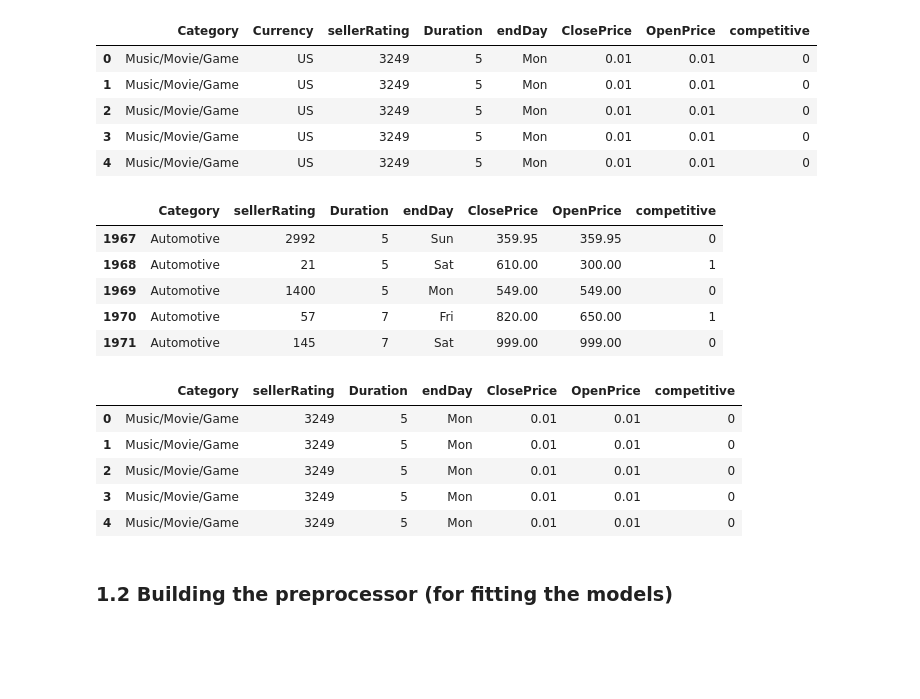
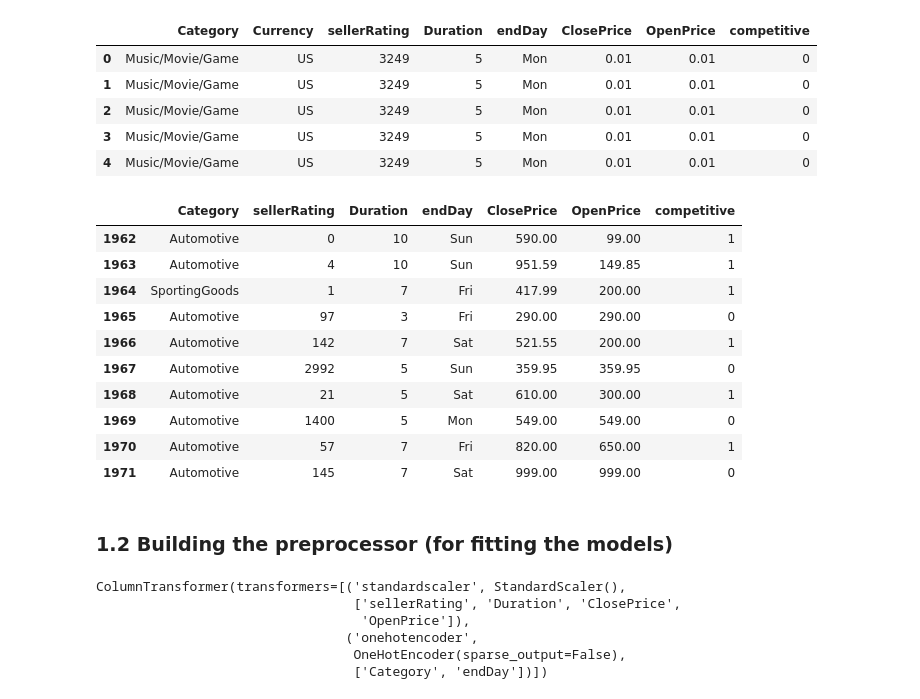
Before and after one commit to Jitao-Z/RSM8413_Case_1, a Jupyter notebook: case_1_analysis.ipynb, the cells around one changed output. Drawn from its saved outputs; the diff is of its cells as text; code cells hidden in the pictures; blank space fills up the shorter version.

```diff
--- a/case_1_analysis.ipynb
+++ b/case_1_analysis.ipynb
@@ -119,8 +122,10 @@ ebay.head()
 | 4 | Music/Movie/Game | US | 3249 | 5 | Mon | 0.01 | 0.01 | 0 |
 # %%
 # convert all prices into USD (preparation)
-eur_to_usd = 1.17
-gbp_to_usd = 1.34
+# https://www.xe.com/currencytables/?from=GBP&date=2004-12-31
+# FX on May 31, 2004
+eur_to_usd = 1.2186
+gbp_to_usd = 1.8316
 
 def convert_fx(row):
     if row['Currency'] == 'EUR':
@@ -132,27 +137,24 @@ def convert_fx(row):
     return row
 # %%
 # convert all prices into USD (continue) & get rid of the currency column
-ebay = ebay.apply(convert_fx, axis=1)
-ebay['ClosePrice'] = ebay_raw['ClosePrice'].round(2)
-ebay['OpenPrice'] = ebay_raw['OpenPrice'].round(2)
+ebay = ebay.apply(convert_fx, axis = 1)
+ebay['ClosePrice'] = ebay['ClosePrice'].round(2)
+ebay['OpenPrice'] = ebay['OpenPrice'].round(2)
 
 ebay = ebay.drop(columns=['Currency'])
-ebay.tail()
-# %% [output]
-|  | Category | sellerRating | Duration | endDay | ClosePrice | OpenPrice | competitive |
-| 1967 | Automotive | 2992 | 5 | Sun | 359.95 | 359.95 | 0 |
-| 1968 | Automotive | 21 | 5 | Sat | 610.00 | 300.00 | 1 |
-| 1969 | Automotive | 1400 | 5 | Mon | 549.00 | 549.00 | 0 |
-| 1970 | Automotive | 57 | 7 | Fri | 820.00 | 650.00 | 1 |
-| 1971 | Automotive | 145 | 7 | Sat | 999.00 | 999.00 | 0 |
-# %%
-ebay.head()
-# %% [output]
-|  | Category | sellerRating | Duration | endDay | ClosePrice | OpenPrice | competitive |
-| 0 | Music/Movie/Game | 3249 | 5 | Mon | 0.01 | 0.01 | 0 |
-| 1 | Music/Movie/Game | 3249 | 5 | Mon | 0.01 | 0.01 | 0 |
-| 2 | Music/Movie/Game | 3249 | 5 | Mon | 0.01 | 0.01 | 0 |
-| 3 | Music/Movie/Game | 3249 | 5 | Mon | 0.01 | 0.01 | 0 |
-| 4 | Music/Movie/Game | 3249 | 5 | Mon | 0.01 | 0.01 | 0 |
+# %%
+ebay.tail(10)
+# %% [output]
+|  | Category | sellerRating | Duration | endDay | ClosePrice | OpenPrice | competitive |
+| 1962 | Automotive | 0 | 10 | Sun | 590.00 | 99.00 | 1 |
+| 1963 | Automotive | 4 | 10 | Sun | 951.59 | 149.85 | 1 |
+| 1964 | SportingGoods | 1 | 7 | Fri | 417.99 | 200.00 | 1 |
+| 1965 | Automotive | 97 | 3 | Fri | 290.00 | 290.00 | 0 |
+| 1966 | Automotive | 142 | 7 | Sat | 521.55 | 200.00 | 1 |
+| 1967 | Automotive | 2992 | 5 | Sun | 359.95 | 359.95 | 0 |
+| 1968 | Automotive | 21 | 5 | Sat | 610.00 | 300.00 | 1 |
+| 1969 | Automotive | 1400 | 5 | Mon | 549.00 | 549.00 | 0 |
+| 1970 | Automotive | 57 | 7 | Fri | 820.00 | 650.00 | 1 |
+| 1971 | Automotive | 145 | 7 | Sat | 999.00 | 999.00 | 0 |
 # %% [markdown]
 ### 1.2 Building the preprocessor (for fitting the models)
@@ -158,0 +171,14 @@ ebay.head()
+# %%
+preprocessor = make_column_transformer(
+    (numeric_transformer, numeric_features),
+    (categorical_transformer, categorical_features)
+)
+
+preprocessor
+# %% [output]
+ColumnTransformer(transformers=[('standardscaler', StandardScaler(),
+                                 ['sellerRating', 'Duration', 'ClosePrice',
+                                  'OpenPrice']),
+                                ('onehotencoder',
+                                 OneHotEncoder(sparse_output=False),
+                                 ['Category', 'endDay'])])
```
Also changed, not shown: parts of 3 cells of this notebook.
